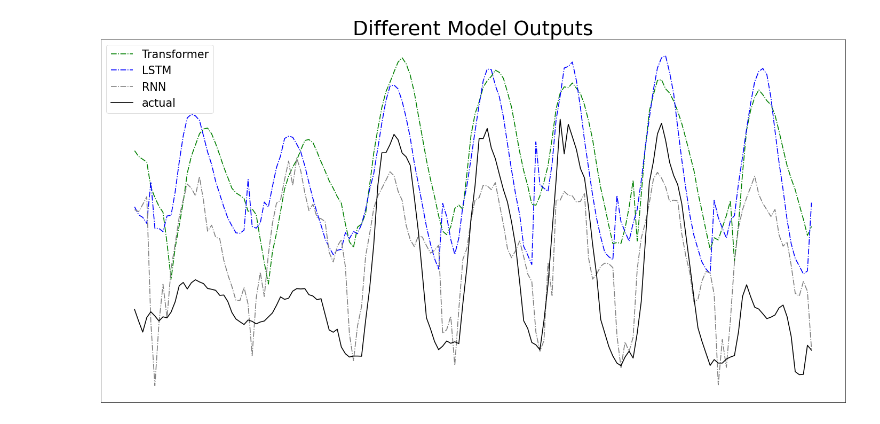
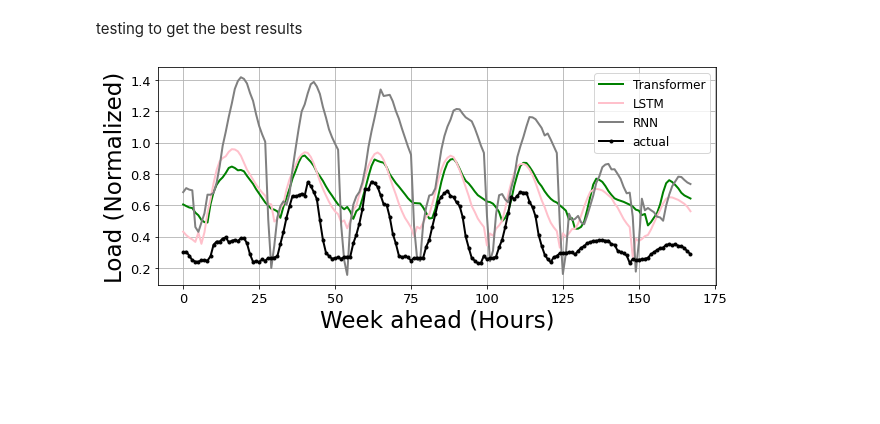
Before and after one commit to shomerthesec/Research-Buildings-Energy-forecasting-using-Deep-Learning, a Jupyter notebook: Fine-tuning our models and creating final plots.ipynb, the cells around one changed output. Drawn from its saved outputs; the diff is of its cells as text; code cells hidden in the pictures; blank space fills up the shorter version.

Commit message:
latest outputs el hamdulellah

```diff
--- a/Fine-tuning our models and creating final plots.ipynb
+++ b/Fine-tuning our models and creating final plots.ipynb
@@ -214,7 +196,7 @@ def loading_data_adjusted(idx, train_size):
                                                       stride=1, batch_size=350,
                                                       shuffle=False
                                                       )
-    return train_gen, val_gen[0]
+    return train_gen, val_gen[3]
 
 
 
@@ -230,3 +212,5 @@ lstm_predicted = np.append(lstm_predicted, lstm_model.predict(test_gen[0][100:26
 rnn_predicted = np.append(rnn_predicted, rnn_model.predict(test_gen[0][100:268] ))
 
 actual = np.append(actual, test_gen[1][100:268] )
+# %% [markdown]
+testing to get the best results
@@ -233,36 +266,42 @@ actual = np.append(actual, test_gen[1][100:268] )
 # %%
 
-fig, ax = plt.subplots(1, 1,  figsize=(30, 15), dpi=60)
+fig, ax = plt.subplots(1, 1,  figsize=(10, 4))
 
-ax.set_title( 'Different Model Outputs', fontsize=45)
+#ax.set_title( 'Different Model Outputs', fontsize=45)
 
 ax.plot(
         transformer_predicted,
-        color='green', linestyle='-.', linewidth=2,
+        color='green', linestyle='-', linewidth=2,
         label='Transformer')
 
 ax.plot(
         lstm_predicted,
-        color='blue', linestyle='-.', linewidth=2 ,
+        color='pink', linestyle='-', linewidth=2 ,
         label='LSTM')
 
 ax.plot(
         rnn_predicted,
-        color='gray',  linestyle='-.', linewidth=2 ,
+        color='gray',  linestyle='-', linewidth=2 ,
         label='RNN')
 
 ax.plot(
         actual,
-        color='black',  linestyle='-', linewidth=2,
+        color='black', marker='.'  ,linestyle='-', linewidth=2,
         label='actual')
 
-ax.set_yticks([])
-ax.set_xticks([])
+# ax.set_yticks([])
+# ax.set_xticks([])
 
+ax.set_xlabel('Week ahead (Hours)',fontsize=23)
+ax.set_ylabel('Load (Normalized)', fontsize=23)
+plt.xticks( fontsize=13)
+plt.yticks(fontsize=13)
 #ax.set_ylim(0, 1)
-plt.legend(fontsize=25)
+plt.legend(fontsize=12)
+plt.grid(True)
+
 plt.show()
 
-fig.savefig( f'Final Plots for the research/diff_models.png')
+fig.savefig( f'Final Plots for the research/diff_models.png', bbox_inches='tight', dpi=2000)
 # %% [output]
-[figure, old version]
+[figure, new version]
```
Also changed, not shown: parts of 2 cells of this notebook, 6 other files.
